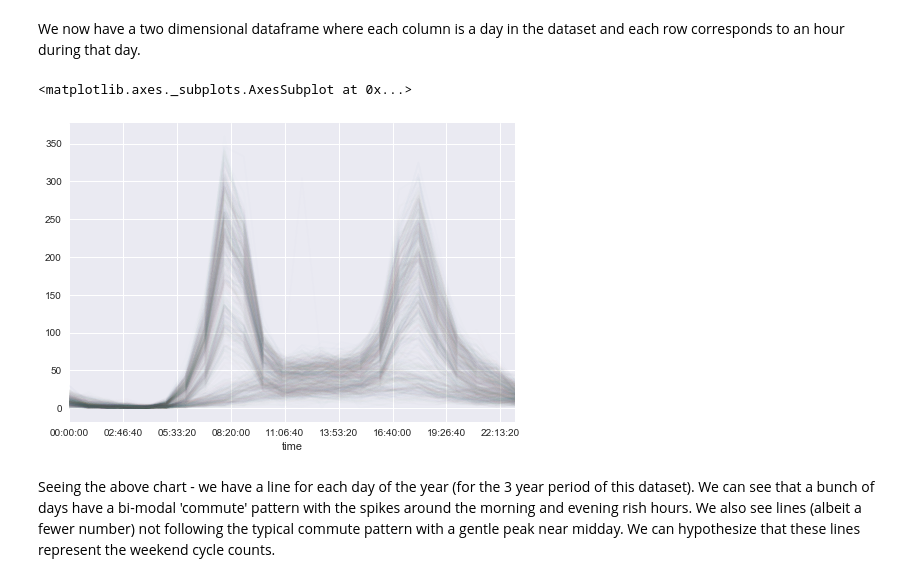
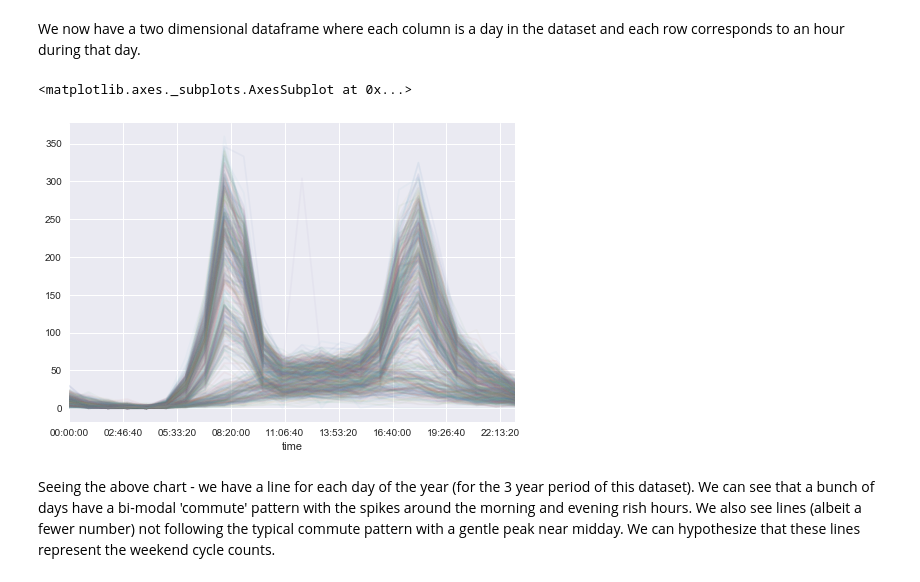
Before and after one commit to sidshekhar/CamdenCycleAnalysis, a Jupyter notebook: Camden Cycling Analysis.ipynb, the cells around one changed output. Drawn from its saved outputs; the diff is of its cells as text; code cells hidden in the pictures.

Commit message:
adjust pivot chart

```diff
--- a/Camden Cycling Analysis.ipynb
+++ b/Camden Cycling Analysis.ipynb
@@ -72,9 +73,9 @@ pivoted.iloc[:5, :5] #Look at first part of pivoted data
 # %% [markdown]
 We now have a two dimensional dataframe where each column is a day in the dataset and each row corresponds to an hour during that day.
 # %%
-pivoted.plot(legend=False, alpha=0.01)
+pivoted.plot(legend=False, alpha=0.05) #set opacity of lines to 0.05 allowing for easier visualization
 # %% [output]
 <matplotlib.axes._subplots.AxesSubplot at 0x...>
-[figure, old version]
+[figure, new version]
 # %% [markdown]
 Seeing the above chart - we have a line for each day of the year (for the 3 year period of this dataset). We can see that a bunch of days have a bi-modal 'commute' pattern with the spikes around the morning and evening rish hours. We also see lines (albeit a fewer number) not following the typical commute pattern with a gentle peak near midday. We can hypothesize that these lines represent the weekend cycle counts.
```
Also changed, not shown: parts of 1 cell of this notebook.
